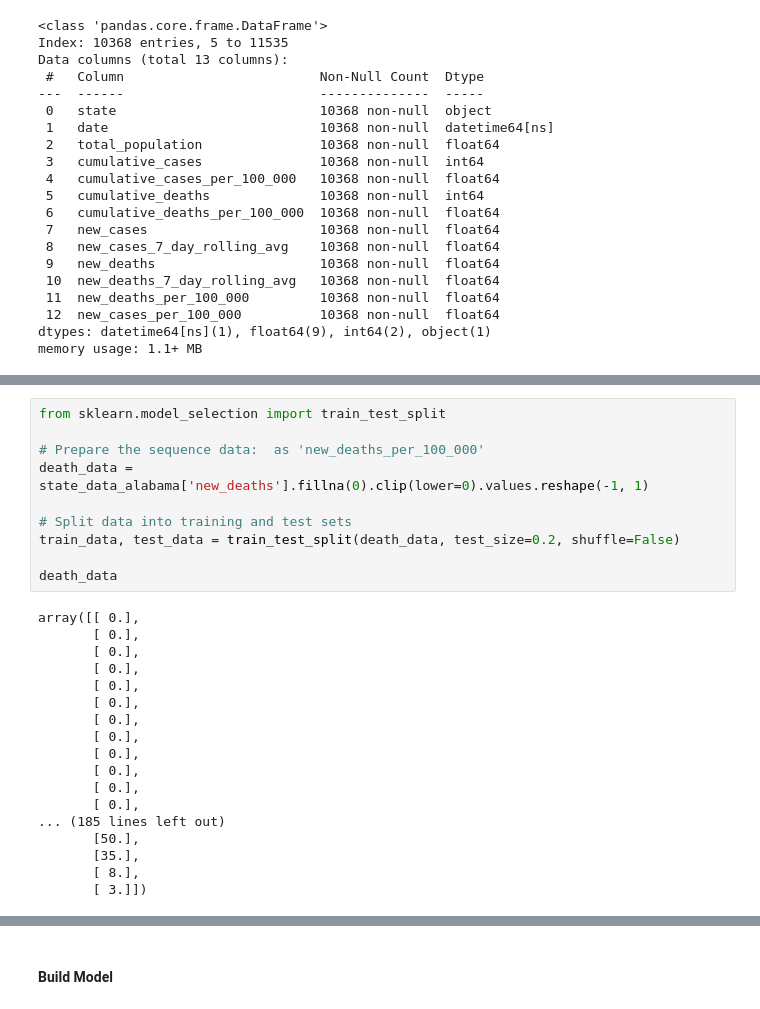
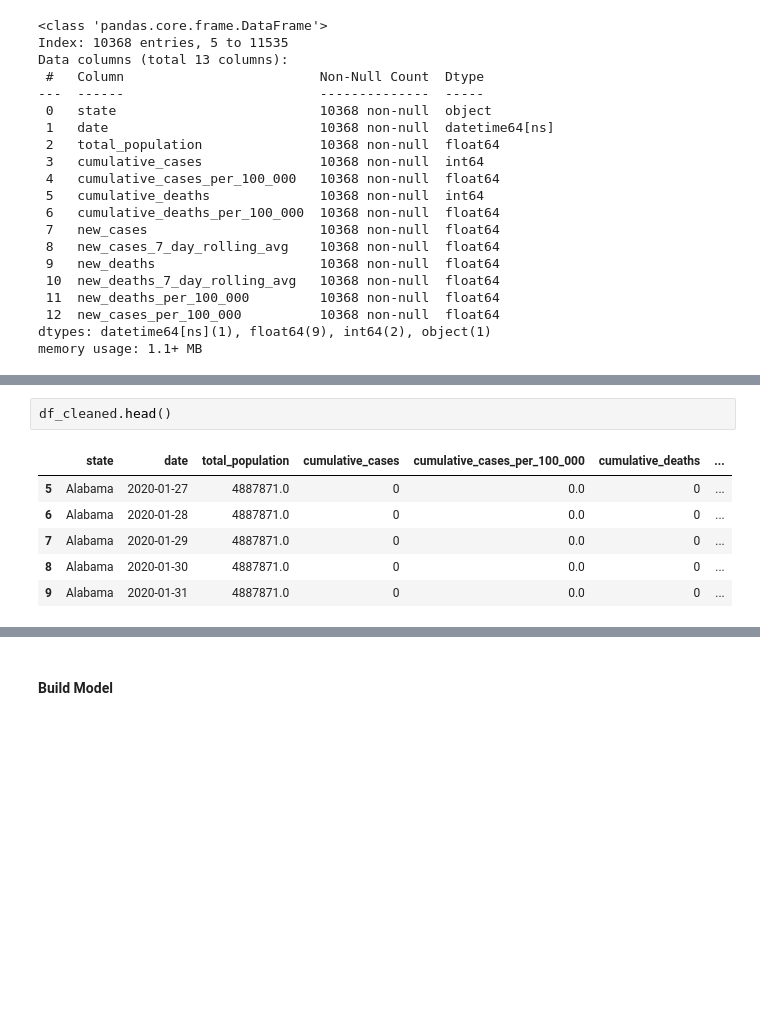
Before and after one commit to Eric-MK/ML_class_lessons, a Jupyter notebook: task3.ipynb, the cells around one changed output, grey strips where cells are left out. Cells and saved outputs as stored; diff of their text form; blank space fills up the shorter version.

```diff
--- a/task3.ipynb
+++ b/task3.ipynb
@@ -266,28 +226,9 @@ state_data_alabama.describe()
-# %%
-from sklearn.model_selection import train_test_split
-
-# Prepare the sequence data:  as 'new_deaths_per_100_000'
-death_data = state_data_alabama['new_deaths'].fillna(0).clip(lower=0).values.reshape(-1, 1)
-
-# Split data into training and test sets
-train_data, test_data = train_test_split(death_data, test_size=0.2, shuffle=False)
-
-death_data
-# %% [output]
-array([[ 0.],
-       [ 0.],
-       [ 0.],
-       [ 0.],
-       [ 0.],
-       [ 0.],
-       [ 0.],
-       [ 0.],
-       [ 0.],
-       [ 0.],
-       [ 0.],
-       [ 0.],
-... (185 lines left out)
-       [50.],
-       [35.],
-       [ 8.],
-       [ 3.]])
+# %%
+df_cleaned.head()
+# %% [output]
+|  | state | date | total_population | cumulative_cases | cumulative_cases_per_100_000 | cumulative_deaths | ... |
+| 5 | Alabama | 2020-01-27 | 4887871.0 | 0 | 0.0 | 0 | ... |
+| 6 | Alabama | 2020-01-28 | 4887871.0 | 0 | 0.0 | 0 | ... |
+| 7 | Alabama | 2020-01-29 | 4887871.0 | 0 | 0.0 | 0 | ... |
+| 8 | Alabama | 2020-01-30 | 4887871.0 | 0 | 0.0 | 0 | ... |
+| 9 | Alabama | 2020-01-31 | 4887871.0 | 0 | 0.0 | 0 | ... |
```
Also changed, not shown: parts of 8 cells of this notebook.
